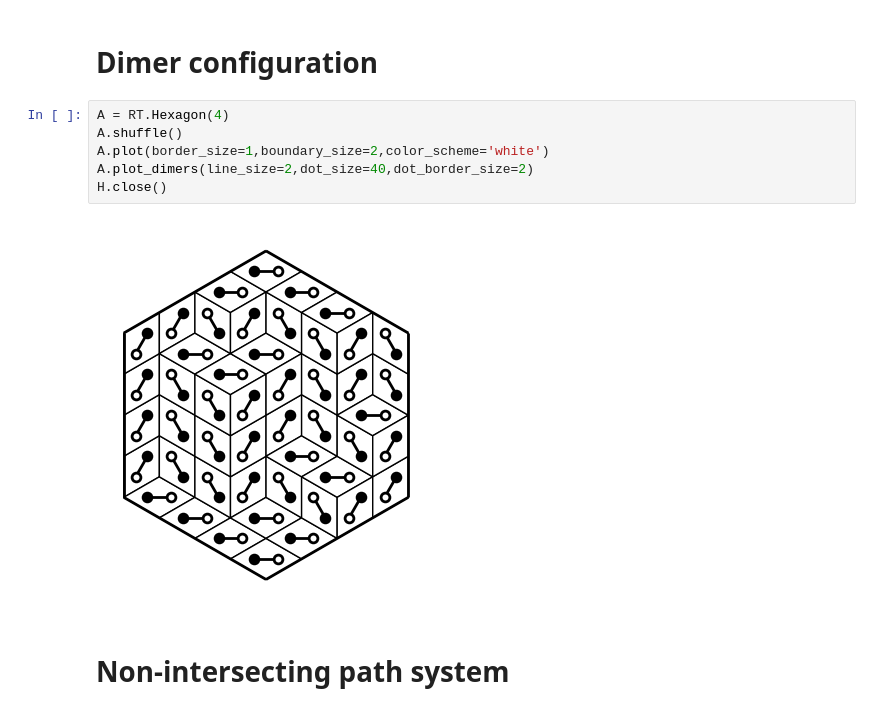
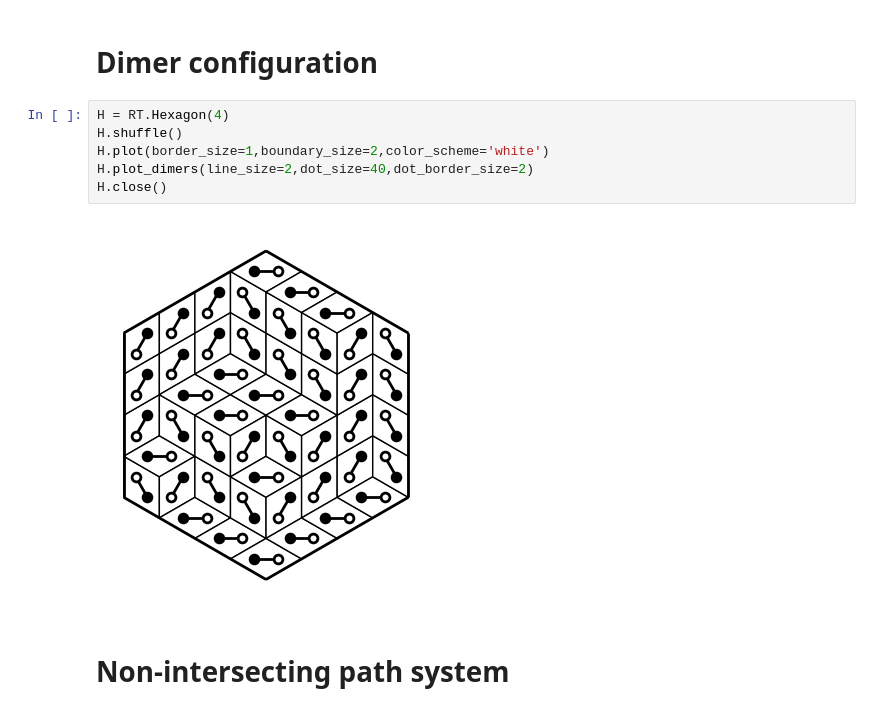
Before and after one commit to MaxvanHorssen/random-tilings, a Jupyter notebook: Examples Hexagon.ipynb, the cells around one changed output. Cells and saved outputs as stored; diff of their text form.

```diff
--- a/Examples Hexagon.ipynb
+++ b/Examples Hexagon.ipynb
@@ -34,13 +34,13 @@ H.close()
 # %% [markdown]
 # Dimer configuration
 # %%
-A = RT.Hexagon(4)
-A.shuffle()
-A.plot(border_size=1,boundary_size=2,color_scheme='white')
-A.plot_dimers(line_size=2,dot_size=40,dot_border_size=2)
+H = RT.Hexagon(4)
+H.shuffle()
+H.plot(border_size=1,boundary_size=2,color_scheme='white')
+H.plot_dimers(line_size=2,dot_size=40,dot_border_size=2)
 H.close()
 # %% [output]
-[figure, old version]
+[figure, new version]
 # %% [markdown]
 # Non-intersecting path system
 # %%
```
